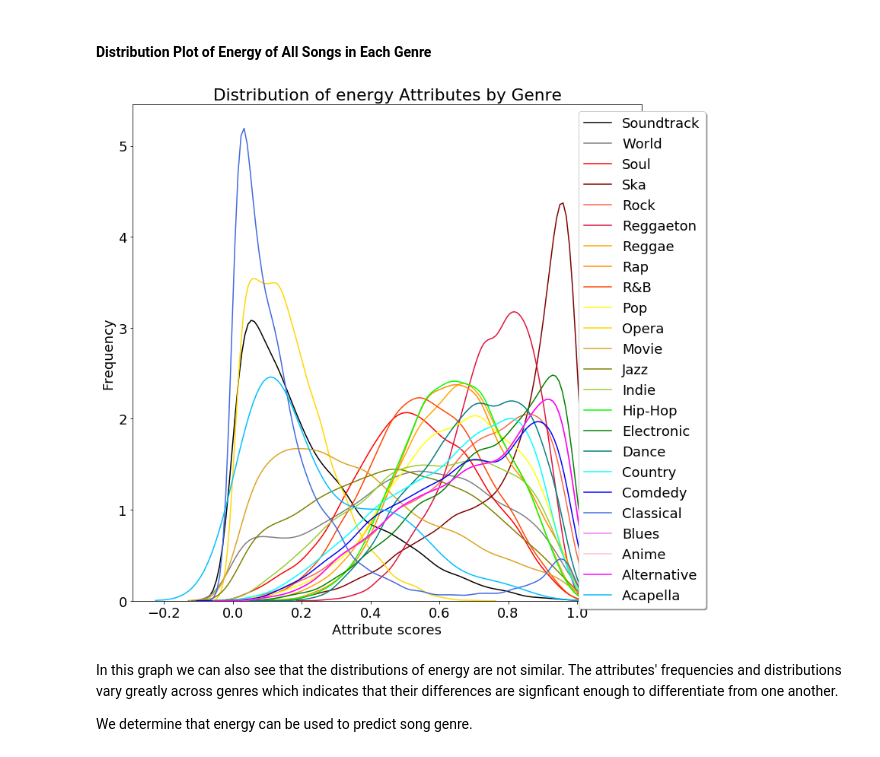
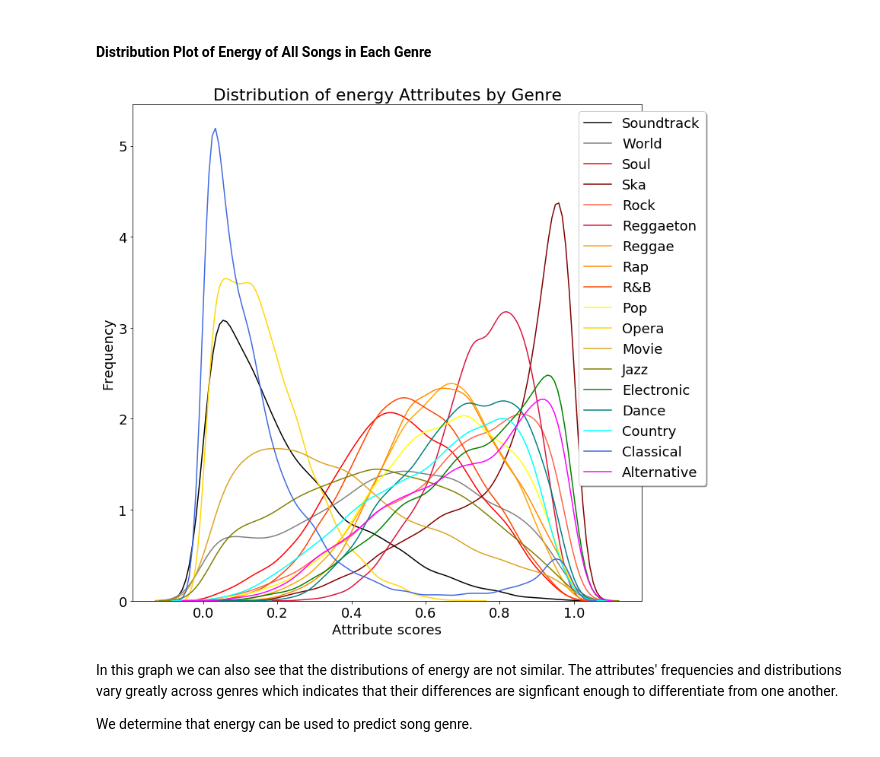
Before and after one commit to jamesjaeyu/SpotifyGenreAnalysis, a Jupyter notebook: FinalProject_group88.ipynb, the cells around one changed output. Saved outputs shown, nothing was run; the diff lists cells and outputs as text; code cells hidden in the pictures.

```diff
--- a/FinalProject_group88.ipynb
+++ b/FinalProject_group88.ipynb
@@ -113,0 +188,8 @@ Additionally, from looking at the basic descriptive statistics, it seems as thou
+# %%
+index = df[df['genre']=="Anime"].index
+df.drop(index, inplace=True)
+index = df[df['genre']=="Blues"].index
+df.drop(index, inplace=True)
+index = df[df['genre']=="Children’s Music"].index
+df.drop(index, inplace=True)
+df['genre'].value_counts()
@@ -113,0 +277,3 @@ Additionally, from looking at the basic descriptive statistics, it seems as thou
+# %%
+# This will set all of the songs in the Hip-Hop genre to the Rap genre
+df.loc[df['genre']=='Hip-Hop', 'genre'] = 'Rap'
@@ -113,0 +282,3 @@ Additionally, from looking at the basic descriptive statistics, it seems as thou
+# %%
+# Removes duplicate rows with duplicate track ids from rows that are in the rap genre
+df[df['genre']=='Rap'] = df[df['genre']=='Rap'].drop_duplicates(subset='track_id',keep='first')
@@ -160,3 +398,8 @@ Name: artist_name, dtype: object
+# %%
+index = df[df['genre']=="A Capella"].index
+df.drop(index, inplace=True)
+index = df[df['genre']=="Comedy"].index
+df.drop(index, inplace=True)
 # %%
 # average popularity of songs per genre - indicates how popular each genre is
 average_popularity = df.groupby(['genre']).mean().sort_values(by='popularity', ascending=False)
@@ -637,39 +880,39 @@ We determine that danceability can be used to predict song genre.
 # %%
 sns.distplot(df_Soundtrack[['energy']], bins = 25,   hist=False, rug=False, label = 'Soundtrack', color= 'black' )
 sns.distplot(df_World[['energy']], bins = 25,   hist=False, rug=False, label = 'World', color= 'grey' )
 sns.distplot(df_Soul[['energy']], bins = 25,   hist=False, rug=False, label = 'Soul', color= 'red' )
 sns.distplot(df_Ska[['energy']], bins = 25,   hist=False, rug=False, label = 'Ska', color= 'maroon' )
 sns.distplot(df_Rock[['energy']], bins = 25,   hist=False, rug=False, label = 'Rock', color= 'tomato' )
 sns.distplot(df_Reggaeton[['energy']], bins = 25,   hist=False, rug=False, label = 'Reggaeton', color= 'crimson' )
 sns.distplot(df_Reggae[['energy']], bins = 25,   hist=False, rug=False, label = 'Reggae', color= 'orange' )
 sns.distplot(df_Rap[['energy']], bins = 25,   hist=False, rug=False, label = 'Rap', color= 'darkorange' )
 sns.distplot(df_RandB[['energy']], bins = 25,   hist=False, rug=False, label = 'R&B', color= 'orangered' )
 sns.distplot(df_Pop[['energy']], bins = 25,   hist=False, rug=False, label = 'Pop', color= 'yellow' )
 sns.distplot(df_Opera[['energy']], bins = 25,   hist=False, rug=False, label = 'Opera', color= 'gold' )
 sns.distplot(df_Movie[['energy']], bins = 25,   hist=False, rug=False, label = 'Movie', color= 'goldenrod' )
 sns.distplot(df_Jazz [['energy']], bins = 25,   hist=False, rug=False, label = 'Jazz ', color= 'olive' )
-sns.distplot(df_Indie[['energy']], bins = 25,   hist=False, rug=False, label = 'Indie', color= 'yellowgreen' )
-sns.distplot(df_HipHop[['energy']], bins = 25,   hist=False, rug=False, label = 'Hip-Hop', color= 'lime' )
+#sns.distplot(df_Indie[['energy']], bins = 25,   hist=False, rug=False, label = 'Indie', color= 'yellowgreen' )
+#sns.distplot(df_HipHop[['energy']], bins = 25,   hist=False, rug=False, label = 'Hip-Hop', color= 'lime' )
 sns.distplot(df_Electronic[['energy']], bins = 25,   hist=False, rug=False, label = 'Electronic', color= 'green' )
 sns.distplot(df_Dance[['energy']], bins = 25,   hist=False, rug=False, label = 'Dance', color= 'teal' )
 sns.distplot(df_Country[['energy']], bins = 25,   hist=False, rug=False, label = 'Country', color= 'cyan' )
-sns.distplot(df_Comdedy[['energy']], bins = 25,   hist=False, rug=False, label = 'Comdedy', color= 'blue' )
+#sns.distplot(df_Comdedy[['energy']], bins = 25,   hist=False, rug=False, label = 'Comdedy', color= 'blue' )
 sns.distplot(df_Classical[['energy']], bins = 25,   hist=False, rug=False, label = 'Classical', color= 'royalblue' )
-sns.distplot(df_ChildrensMusic[['energy']], bins = 25,   hist=False, rug=False, label = "Children's Music", color= 'indigo' )
-sns.distplot(df_Blues[['energy']], bins = 25,   hist=False, rug=False, label = 'Blues', color= 'violet' )
-sns.distplot(df_Anime[['energy']], bins = 25,   hist=False, rug=False, label = 'Anime ', color= 'pink' )
+#sns.distplot(df_ChildrensMusic[['energy']], bins = 25,   hist=False, rug=False, label = "Children's Music", color= 'indigo' )
+#sns.distplot(df_Blues[['energy']], bins = 25,   hist=False, rug=False, label = 'Blues', color= 'violet' )
+#sns.distplot(df_Anime[['energy']], bins = 25,   hist=False, rug=False, label = 'Anime ', color= 'pink' )
 sns.distplot(df_Alternative[['energy']], bins = 25,   hist=False, rug=False, label = 'Alternative', color= 'magenta' )
-sns.distplot(df_Acapella[['energy']], bins = 25,   hist=False, rug=False, label = 'Acapella', color= 'deepskyblue' )
+#sns.distplot(df_Acapella[['energy']], bins = 25,   hist=False, rug=False, label = 'Acapella', color= 'deepskyblue' )
 
 
 plt.xlabel('Attribute scores')
 plt.ylabel('Frequency')
 plt.title('Distribution of energy Attributes by Genre')
 plt.legend(loc='upper center', bbox_to_anchor=(1, 1), shadow=True, ncol=1)
 fig = plt.gcf()
 fig.set_size_inches(12,12)
 # %% [output]
-[figure, old version]
+[figure, new version]
 # %% [markdown]
 In this graph we can also see that the distributions of energy are not similar. The attributes' frequencies and distributions vary greatly across genres which indicates that their differences are signficant enough to differentiate from one another.
 
```
Also changed, not shown: parts of 64 cells of this notebook.
